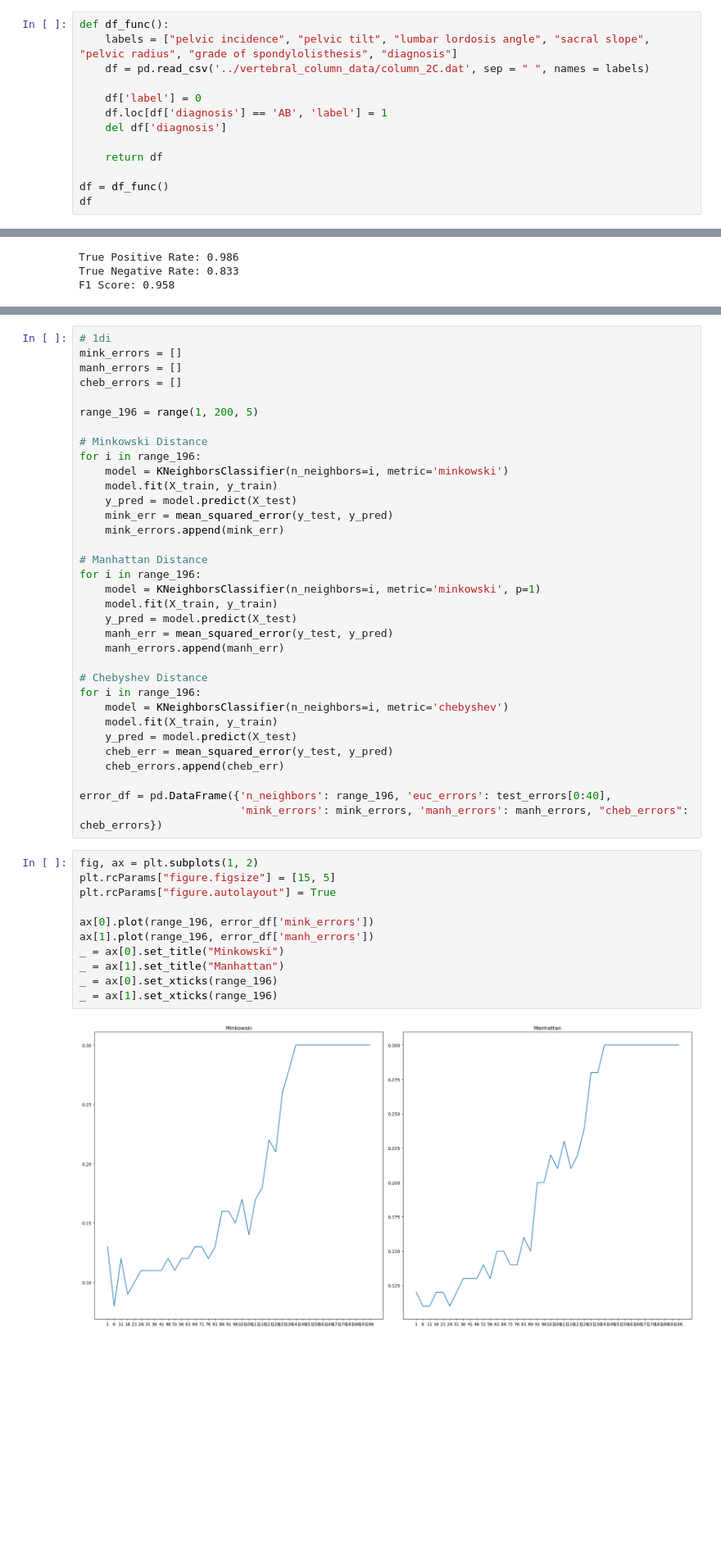
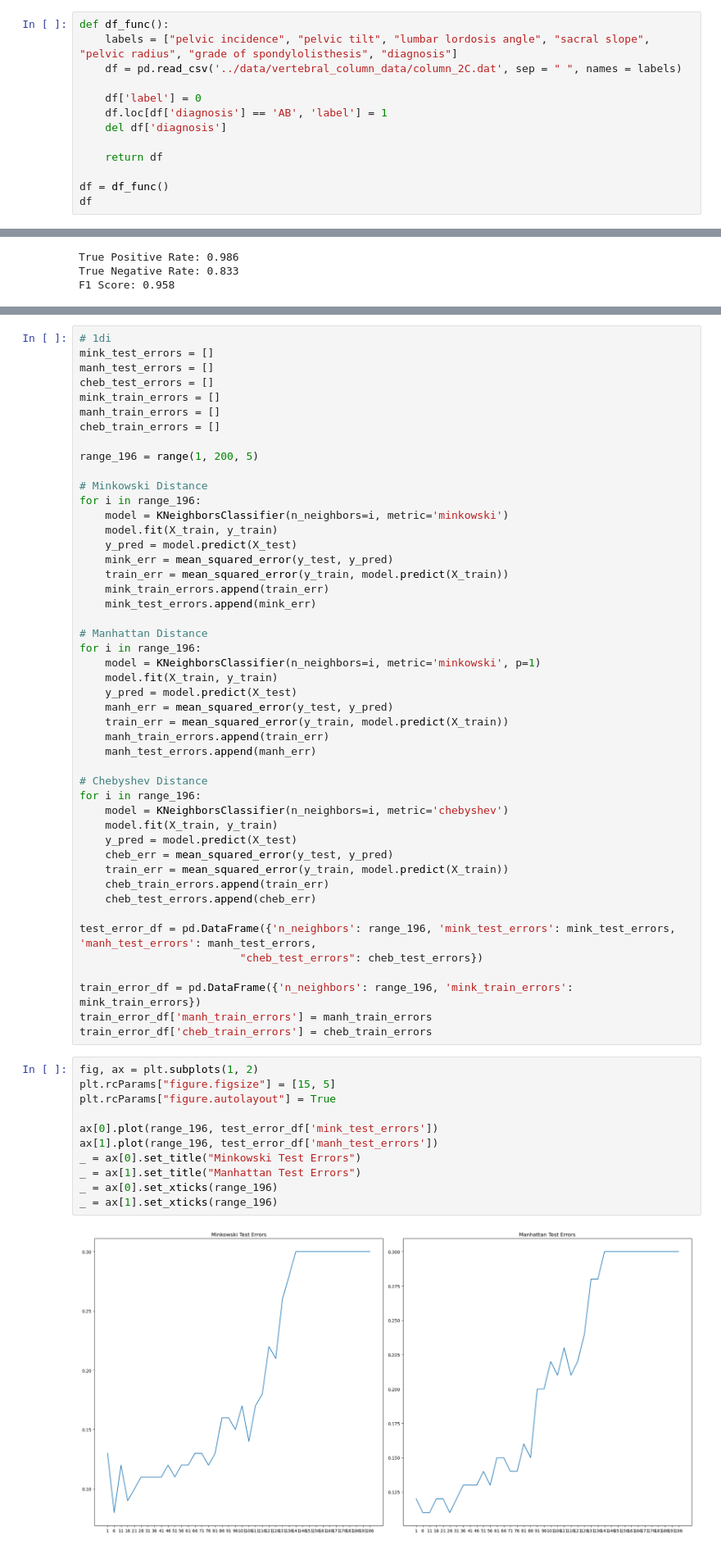
Before and after one commit to TheMyles/dsci552_hw1, a Jupyter notebook: notebook/HW1_Myles_Molnar.ipynb, the cells around one changed output, grey strips where cells are left out. Shown at 82% size. Drawn from its saved outputs; the diff is of its cells as text; blank space fills up the shorter version.

```diff
--- a/HW1_Myles_Molnar.ipynb
+++ b/notebook/HW1_Myles_Molnar.ipynb
@@ -18,7 +18,7 @@ from scipy.spatial.distance import mahalanobis
 # %%
 def df_func():
     labels = ["pelvic incidence", "pelvic tilt", "lumbar lordosis angle", "sacral slope", "pelvic radius", "grade of spondylolisthesis", "diagnosis"]
-    df = pd.read_csv('../vertebral_column_data/column_2C.dat', sep = " ", names = labels)
+    df = pd.read_csv('../data/vertebral_column_data/column_2C.dat', sep = " ", names = labels)
 
     df['label'] = 0
     df.loc[df['diagnosis'] == 'AB', 'label'] = 1
@@ -164,9 +160,12 @@ _ = ax[1].set_title("Best Test Error Rate")
 [figure]
 # %%
 # 1di
-mink_errors = []
-manh_errors = []
-cheb_errors = []
+mink_test_errors = []
+manh_test_errors = []
+cheb_test_errors = []
+mink_train_errors = []
+manh_train_errors = []
+cheb_train_errors = []
 
 range_196 = range(1, 200, 5)
 
@@ -176,7 +175,9 @@ for i in range_196:
     model.fit(X_train, y_train)
     y_pred = model.predict(X_test)
     mink_err = mean_squared_error(y_test, y_pred)
-    mink_errors.append(mink_err)
+    train_err = mean_squared_error(y_train, model.predict(X_train))
+    mink_train_errors.append(train_err)
+    mink_test_errors.append(mink_err)
 
 # Manhattan Distance
 for i in range_196:
@@ -184,7 +185,9 @@ for i in range_196:
     model.fit(X_train, y_train)
     y_pred = model.predict(X_test)
     manh_err = mean_squared_error(y_test, y_pred)
-    manh_errors.append(manh_err)
+    train_err = mean_squared_error(y_train, model.predict(X_train))
+    manh_train_errors.append(train_err)
+    manh_test_errors.append(manh_err)
 
 # Chebyshev Distance
 for i in range_196:
@@ -192,22 +195,28 @@ for i in range_196:
     model.fit(X_train, y_train)
     y_pred = model.predict(X_test)
     cheb_err = mean_squared_error(y_test, y_pred)
-    cheb_errors.append(cheb_err)
+    train_err = mean_squared_error(y_train, model.predict(X_train))
+    cheb_train_errors.append(train_err)
+    cheb_test_errors.append(cheb_err)
 
-error_df = pd.DataFrame({'n_neighbors': range_196, 'euc_errors': test_errors[0:40],
-                         'mink_errors': mink_errors, 'manh_errors': manh_errors, "cheb_errors": cheb_errors})
+test_error_df = pd.DataFrame({'n_neighbors': range_196, 'mink_test_errors': mink_test_errors, 'manh_test_errors': manh_test_errors,
+                         "cheb_test_errors": cheb_test_errors})
+
+train_error_df = pd.DataFrame({'n_neighbors': range_196, 'mink_train_errors': mink_train_errors})
+train_error_df['manh_train_errors'] = manh_train_errors
+train_error_df['cheb_train_errors'] = cheb_train_errors
 # %%
 fig, ax = plt.subplots(1, 2)
 plt.rcParams["figure.figsize"] = [15, 5]
 plt.rcParams["figure.autolayout"] = True
 
-ax[0].plot(range_196, error_df['mink_errors'])
-ax[1].plot(range_196, error_df['manh_errors'])
-_ = ax[0].set_title("Minkowski")
-_ = ax[1].set_title("Manhattan")
+ax[0].plot(range_196, test_error_df['mink_test_errors'])
+ax[1].plot(range_196, test_error_df['manh_test_errors'])
+_ = ax[0].set_title("Minkowski Test Errors")
+_ = ax[1].set_title("Manhattan Test Errors")
 _ = ax[0].set_xticks(range_196)
 _ = ax[1].set_xticks(range_196)
 # %% [output]
-[figure, old version]
+[figure, new version]
 # %%
 manh_best_k = 11
```
Also changed, not shown: parts of 13 cells of this notebook, 4 other files.
